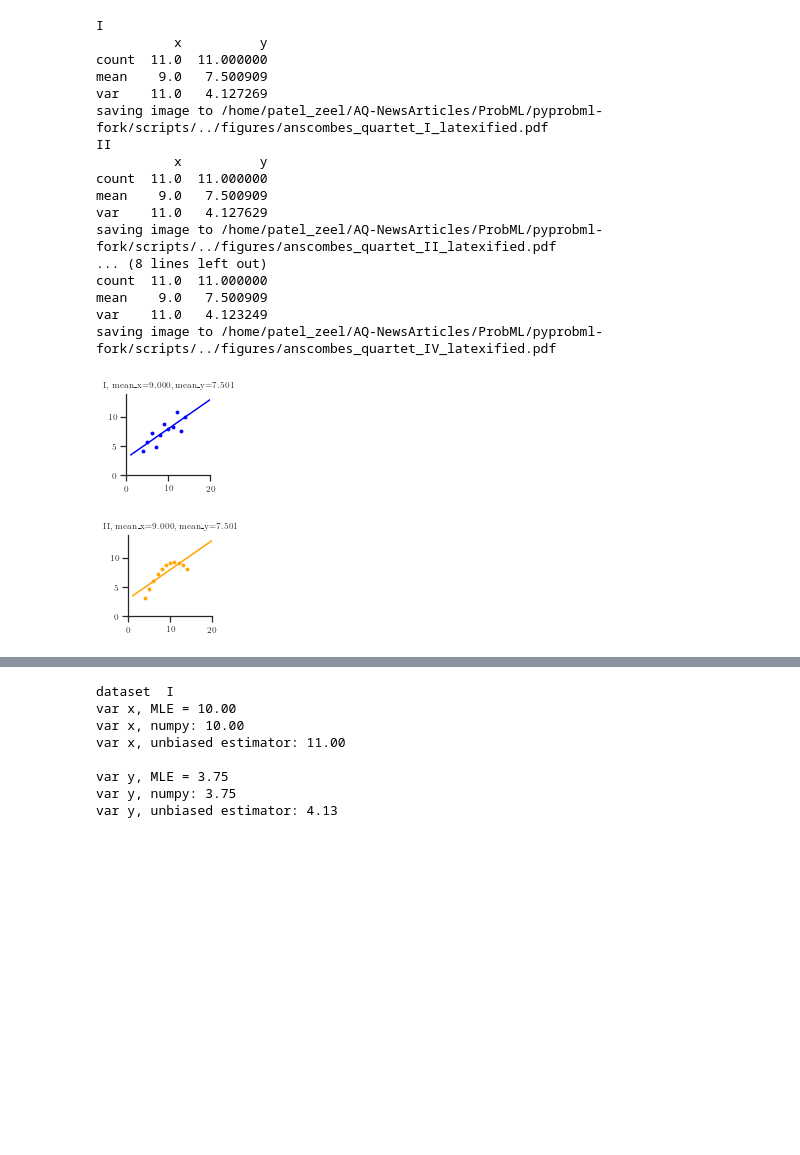
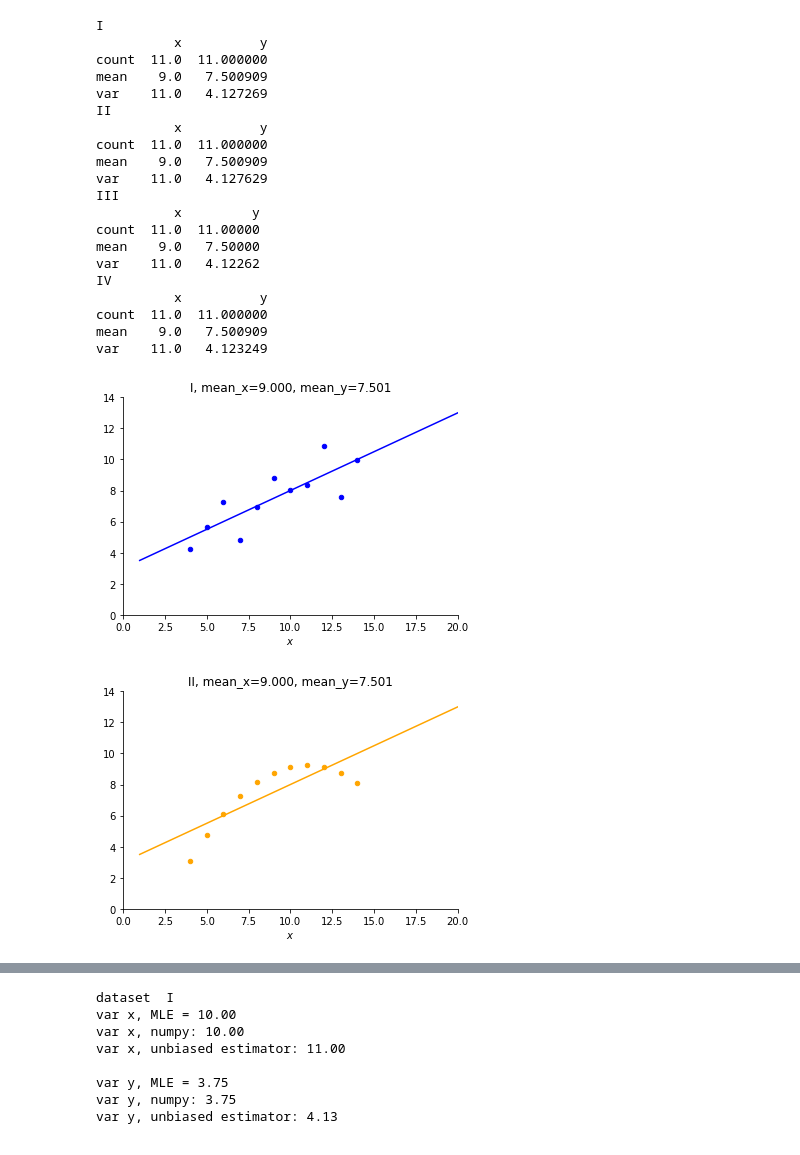
Before and after one commit to patel-zeel/pyprobml-dummy, a Jupyter notebook: notebooks/anscombes_quartet.ipynb, the cells around one changed output, grey strips where cells are left out. Drawn from its saved outputs; the diff is of its cells as text; code cells hidden in the pictures; blank space fills up the shorter version.

```diff
--- a/notebooks/anscombes_quartet.ipynb
+++ b/notebooks/anscombes_quartet.ipynb
@@ -37,25 +38,23 @@ if dev_mode:
 # %%
-SCATTER_SIZE = 8 if dev_mode else 20
-FIG_SIZE = None if dev_mode else (12,3)
+SCATTER_SIZE = 20 if dev_mode else 20
+FIG_SIZE = (12, 3)
 df = sns.load_dataset("anscombe")
 # %%
-def make_graph(ax,data,color=None):
+def make_graph(ax, data, color=None):
     x = data["x"]
     y = data["y"]
     dataset_no = data["dataset_no"]
 
-
-    model = LinearRegression().fit(x,y)
-    x_range = jnp.linspace(1,20,num=20).reshape(-1,1)
+    model = LinearRegression().fit(x, y)
+    x_range = jnp.linspace(1, 20, num=20).reshape(-1, 1)
     y_pred = model.predict(x_range)
 
-    ax.plot(x_range,y_pred,color=color)
-    ax.scatter(x,y,s=SCATTER_SIZE,color=color)
+    ax.plot(x_range, y_pred, color=color)
+    ax.scatter(x, y, s=SCATTER_SIZE, color=color)
 
     ax.set_xlim(0, 20)
     ax.set_ylim(0, 14)
     ax.set_title(f"Dataset = {dataset_no}")
 
-    ax.set_xlabel("x")
-    ax.set_xlabel("y")
+    ax.set_xlabel("$x$")
 # %%
@@ -84,47 +82,45 @@ saving image to /home/patel_zeel/AQ-NewsArticles/ProbML/pyprobml-fork/scripts/..
 # %%
-latexify(scale_factor=4, fig_height=1.5)
-for i,name in enumerate(names):
+for i, name in enumerate(names):
     plt.figure()
     print(name)
-    name_index = df['dataset']==name
+    name_index = df["dataset"] == name
     data_df = df[name_index]
     data_df = data_df.sort_values(by="x")
-    x = data_df["x"].values.reshape(-1,1)
-    y = data_df["y"].values.reshape(-1,1)
+    x = data_df["x"].values.reshape(-1, 1)
+    y = data_df["y"].values.reshape(-1, 1)
 
-    data = {
-    "x":x,
-    "y":y,
-    "dataset_no":names[i]
-    }
+    data = {"x": x, "y": y, "dataset_no": names[i]}
     ax = plt.gca()
-    make_graph(ax,data,colors[i])
+    make_graph(ax, data, colors[i])
 
-    mean_x = data_df['x'].to_numpy().mean();
-    mean_y = data_df['y'].to_numpy().mean()
-    ax.set_title(f'{name}, mean_x={mean_x:0.3f}, mean_y={mean_y:0.3f}')
-    print(data_df[['x', 'y']].agg(['count', 'mean', 'var']))
+    mean_x = data_df["x"].to_numpy().mean()
+    mean_y = data_df["y"].to_numpy().mean()
+    ax.set_title(f"{name}, mean_x={mean_x:0.3f}, mean_y={mean_y:0.3f}")
+    print(data_df[["x", "y"]].agg(["count", "mean", "var"]))
     if dev_mode:
         pml.savefig(f"anscombes_quartet_{name}_latexified.pdf")
 
     sns.despine();
 # %% [output]
 I
           x          y
 count  11.0  11.000000
 mean    9.0   7.500909
 var    11.0   4.127269
-saving image to /home/patel_zeel/AQ-NewsArticles/ProbML/pyprobml-fork/scripts/../figures/anscombes_quartet_I_latexified.pdf
 II
           x          y
 count  11.0  11.000000
 mean    9.0   7.500909
 var    11.0   4.127629
-saving image to /home/patel_zeel/AQ-NewsArticles/ProbML/pyprobml-fork/scripts/../figures/anscombes_quartet_II_latexified.pdf
-... (8 lines left out)
+III
+          x         y
+count  11.0  11.00000
+mean    9.0   7.50000
+var    11.0   4.12262
+IV
+          x          y
 count  11.0  11.000000
 mean    9.0   7.500909
 var    11.0   4.123249
-saving image to /home/patel_zeel/AQ-NewsArticles/ProbML/pyprobml-fork/scripts/../figures/anscombes_quartet_IV_latexified.pdf
-[figure, old version]
+[figure, new version]
-[figure, old version]
+[figure, new version]
```
Also changed, not shown: parts of 4 cells of this notebook.
